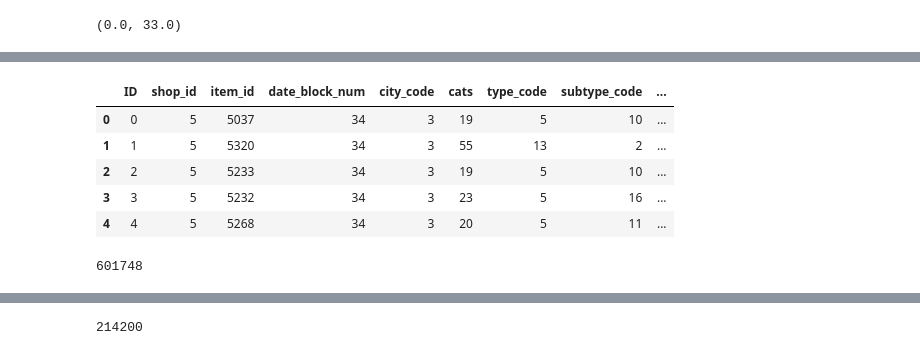
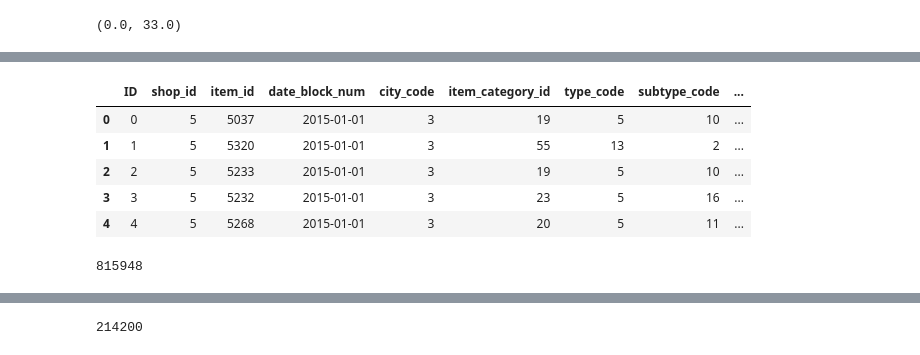
Before and after one commit to CozyDoomer/Machine-Learning, a Jupyter notebook: structured data/Predict Future Sales/Predict Sales.ipynb, the cells around one changed output, grey strips where cells are left out. Saved outputs shown, nothing was run; the diff lists cells and outputs as text; code cells hidden in the pictures.

```diff
--- a/structured data/Predict Future Sales/Predict Sales.ipynb
+++ b/structured data/Predict Future Sales/Predict Sales.ipynb
@@ -253,0 +272,3 @@ train_df = train.groupby(['date_block_num', 'shop_id', 'item_id'], as_index=Fals
+# %%
+train_df['date_block_num'] = train_df.apply(lambda x: pd.to_datetime('01-01-2013') +
+                                            pd.DateOffset(months = x['date_block_num'] + 1), axis=1)
@@ -269,0 +318,4 @@ test['subtype_code'] = test['subtype_code'].astype(np.int8)
+# %%
+train_df = train_df.where(train_df['item_id'].isin(test_items)).dropna()
+train_df = pd.concat([train_df,test], sort=False).drop_duplicates().reset_index(drop=True)
+train_df.drop('ID', 1, inplace=True)
@@ -269,0 +326,2 @@ test['subtype_code'] = test['subtype_code'].astype(np.int8)
+# %%
+temp = train_df.groupby(['item_id'], as_index=False).agg({'item_cnt_day':'sum', 'item_price':'mean'})
@@ -269,0 +337,2 @@ test['subtype_code'] = test['subtype_code'].astype(np.int8)
+# %%
+test['item_price'] = test['item_id'].map(temp.set_index(['item_id'])['item_price'])
@@ -334,28 +413,24 @@ len(train_df), len(test_df)
 dep = 'item_cnt_month'
 test_df[dep] = 0
 # %%
-test_df.columns = ['ID', 'shop_id', 'item_id', 'date_block_num', 'city_code', 'cats', 'type_code', 'subtype_code', 'item_cnt_month']
+#test_df.columns = ['ID', 'shop_id', 'item_id', 'date_block_num', 'city_code', 'cats',
+#                   'type_code', 'subtype_code', 'item_price', 'item_cnt_month']
 test_df.head()
 # %% [output]
-|  | ID | shop_id | item_id | date_block_num | city_code | cats | type_code | subtype_code | ... |
-| 0 | 0 | 5 | 5037 | 34 | 3 | 19 | 5 | 10 | ... |
-| 1 | 1 | 5 | 5320 | 34 | 3 | 55 | 13 | 2 | ... |
-| 2 | 2 | 5 | 5233 | 34 | 3 | 19 | 5 | 10 | ... |
-| 3 | 3 | 5 | 5232 | 34 | 3 | 23 | 5 | 16 | ... |
-| 4 | 4 | 5 | 5268 | 34 | 3 | 20 | 5 | 11 | ... |
+|  | ID | shop_id | item_id | date_block_num | city_code | item_category_id | type_code | subtype_code | ... |
+| 0 | 0 | 5 | 5037 | 2015-01-01 | 3 | 19 | 5 | 10 | ... |
+| 1 | 1 | 5 | 5320 | 2015-01-01 | 3 | 55 | 13 | 2 | ... |
+| 2 | 2 | 5 | 5233 | 2015-01-01 | 3 | 19 | 5 | 10 | ... |
+| 3 | 3 | 5 | 5232 | 2015-01-01 | 3 | 23 | 5 | 16 | ... |
+| 4 | 4 | 5 | 5268 | 2015-01-01 | 3 | 20 | 5 | 11 | ... |
 # %%
-#cat_vars = ['shop_id', 'item_id', 'cats', 'Year', 'Month', 'Day', 'Dayofweek', 'Dayofyear', 'Is_month_end', 'Is_month_start', 'Is_quarter_end',
-#            'Is_quarter_start', 'Is_year_end', 'Is_year_start']
+cat_vars = ['shop_id', 'item_id', 'city_code', 'item_category_id', 'type_code', 'subtype_code']
 
-#contin_vars = ['item_price', 'item_cnt_day', 'item_cnt_month']
-
-cat_vars = ['shop_id', 'item_id', 'city_code', 'cats', 'type_code', 'subtype_code']
-
-contin_vars = [] #'item_price'
+contin_vars = ['item_price'] #'item_price'
 
 n = len(train_df); n
 # %% [output]
-601748
+815948
 # %%
 train_df.head()
 # %% [output]
```
Also changed, not shown: parts of 94 cells of this notebook, 2 other files.
